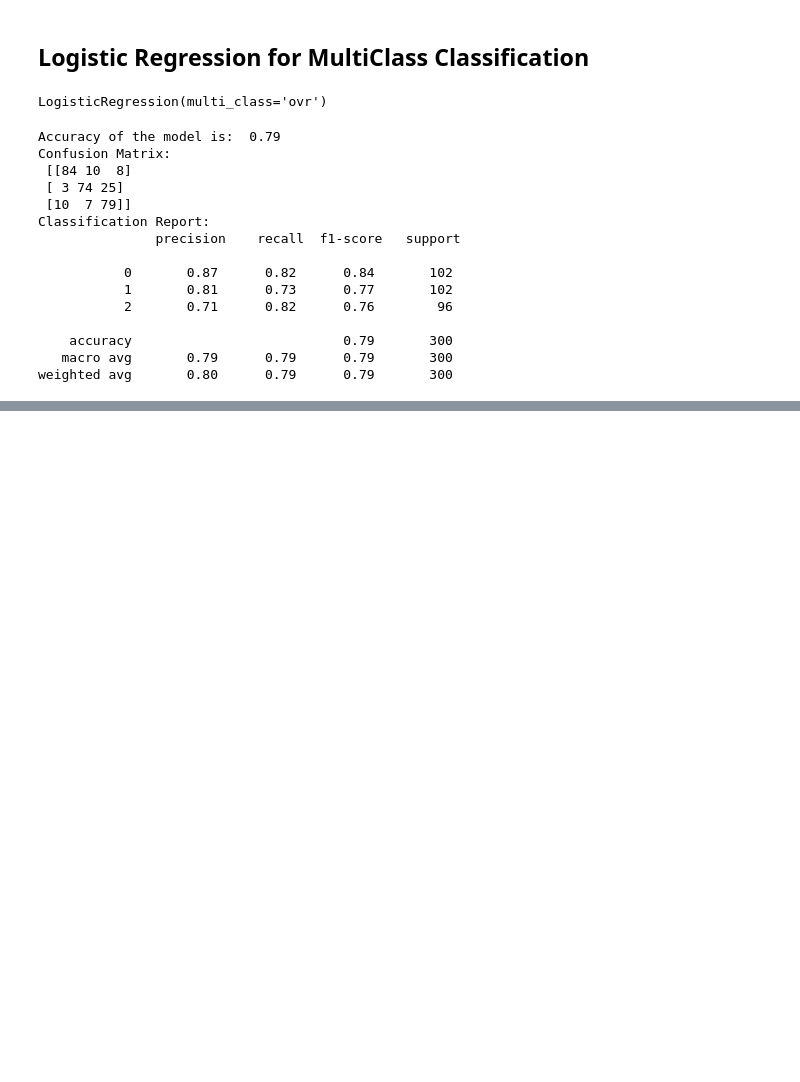
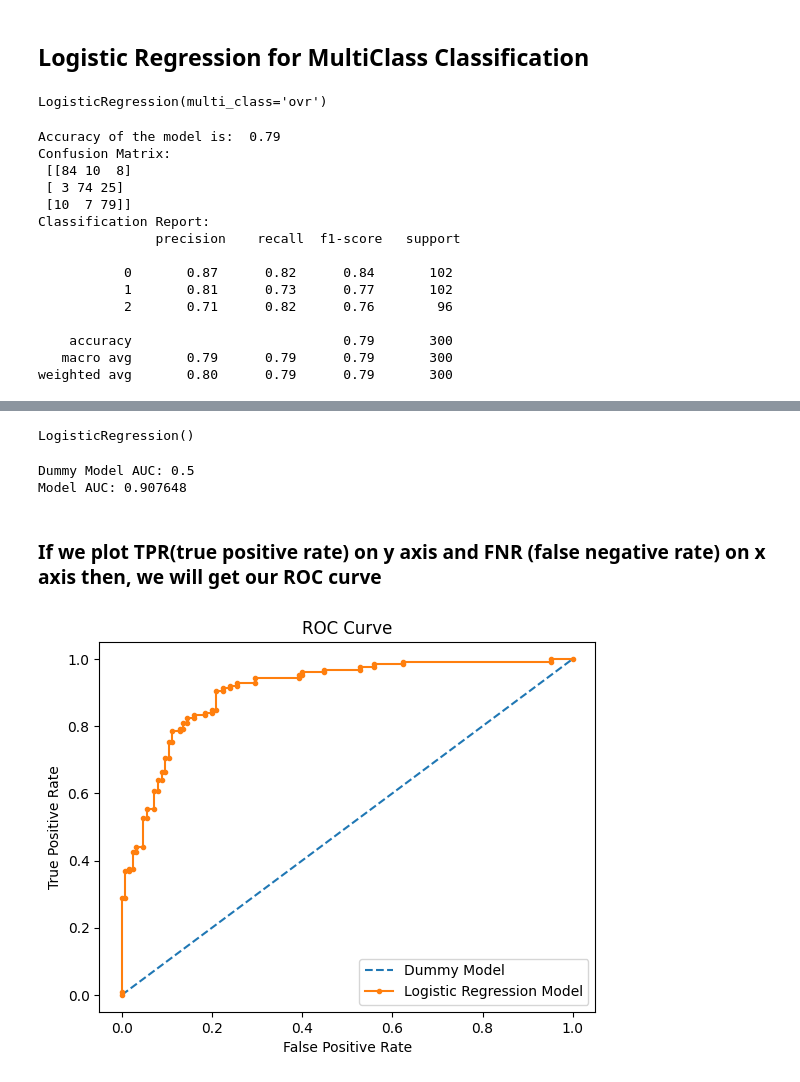
Before and after one commit to mukulvyas/Machine-Learning, a Jupyter notebook: Logistic Regression/LogisticRegression.ipynb, the cells around one changed output, grey strips where cells are left out. Cells and saved outputs as stored; diff of their text form; code cells hidden in the pictures; blank space fills up the shorter version.

```diff
--- a/Logistic Regression/LogisticRegression.ipynb
+++ b/Logistic Regression/LogisticRegression.ipynb
@@ -218,0 +391,42 @@ weighted avg       0.80      0.79      0.79       300
+# %%
+# model training
+model = LogisticRegression()
+model.fit(X_train, y_train)
+# %% [output]
+LogisticRegression()
+# %%
+# prediction based on probabilities
+model_prob = model.predict_proba(X_test)
+# %%
+# lets focus on positive class probabilities
+model_prob = model_prob[:,1]
+# %%
+# ## let calculate scores
+dummy_model_auc = roc_auc_score(y_test, dummy_model_prob)
+model_auc = roc_auc_score(y_test, model_prob)
+print("Dummy Model AUC:", dummy_model_auc)
+print("Model AUC:", model_auc)
+# %% [output]
+Dummy Model AUC: 0.5
+Model AUC: 0.907648
+# %% [markdown]
+### If we plot TPR(true positive rate) on y axis and FNR (false negative rate) on x axis then, we will get our ROC curve
+# %%
+## Calculate ROC curve
+dummy_fpr, dummy_tpr, _ = roc_curve(y_test,dummy_model_prob)
+model_fpr, model_tpr, thresholds = roc_curve(y_test, model_prob)
+# %%
+# plot the roc curve for the model
+
+plt.plot(dummy_fpr, dummy_tpr, linestyle='--', label='Dummy Model')
+plt.plot(model_fpr, model_tpr, marker='.', label='Logistic Regression Model')
+# axis labels
+plt.xlabel('False Positive Rate')
+plt.ylabel('True Positive Rate')
+#show the legend
+plt.legend()
+# show the plot
+plt.title('ROC Curve')
+plt.show()
+# %% [output]
+[figure, added]
```
Also changed, not shown: parts of 27 cells of this notebook.
